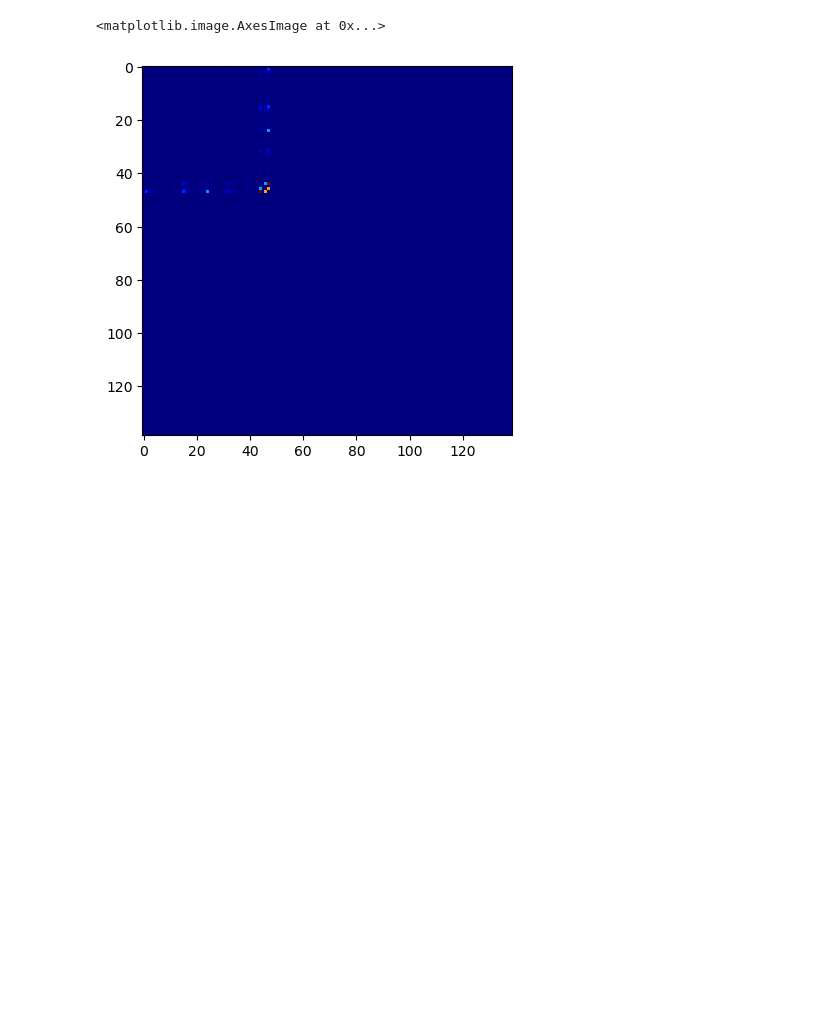
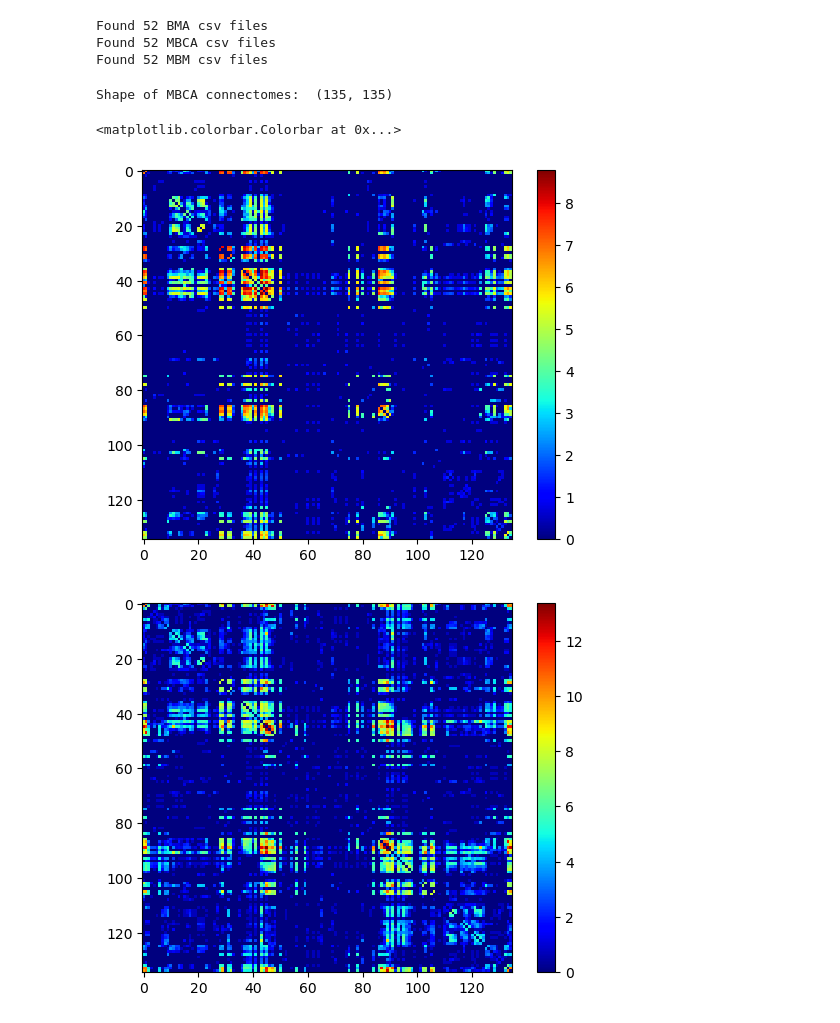
Before and after one commit to Hana-Ali/Deep-Learning-For-SC, a Jupyter notebook: Marmoset_Residual_Training/data_preprocessing/check_prob_csv.ipynb, the cells around one changed output. Cells and saved outputs as stored; diff of their text form; code cells hidden in the pictures; blank space fills up the shorter version.

```diff
--- a/Marmoset_Residual_Training/data_preprocessing/check_prob_csv.ipynb
+++ b/Marmoset_Residual_Training/data_preprocessing/check_prob_csv.ipynb
@@ -23,6 +7,0 @@ print(loaded_csv[0].shape)
-# %%
-plt.figure()
-plt.imshow(loaded_csv[1], interpolation='nearest', aspect='equal', cmap='jet')
-# %% [output]
-<matplotlib.image.AxesImage at 0x...>
-[figure, removed]
@@ -46,0 +8,21 @@ plt.imshow(connectome)
+# %%
+# Get all the csv files
+csv_files = glob_files(data_path, "csv")
+
+# Filter for ones from each of 3 atlases
+BMA_csv_files = [csv for csv in csv_files if "BMA_connectomes" in csv]
+MBCA_csv_files = [csv for csv in csv_files if "MBCA_connectomes" in csv]
+MBM_csv_files = [csv for csv in csv_files if "MBM_connectomes" in csv]
+
+# Filter for the tracer streamline ones
+BMA_csv_files = [csv for csv in BMA_csv_files if "track" in csv]
+MBCA_csv_files = [csv for csv in MBCA_csv_files if "track" in csv]
+MBM_csv_files = [csv for csv in MBM_csv_files if "track" in csv]
+
+print("Found {} BMA csv files".format(len(BMA_csv_files)))
+print("Found {} MBCA csv files".format(len(MBCA_csv_files)))
+print("Found {} MBM csv files".format(len(MBM_csv_files)))
+# %% [output]
+Found 52 BMA csv files
+Found 52 MBCA csv files
+Found 52 MBM csv files
@@ -46,0 +77,28 @@ plt.imshow(connectome)
+# %%
+(MBCA_connectomes, MBCA_log_connectomes,
+ MBCA_symmetrized_connectomes, MBCA_symmetrized_log_connectomes) = load_connectomes(MBCA_csv_files)
+(MBM_connectomes, MBM_log_connectomes,
+ MBM_symmetrized_connectomes, MBM_symmetrized_log_connectomes)  = load_connectomes(MBM_csv_files)
+
+print("Shape of MBCA connectomes: ", MBCA_connectomes[0].shape)
+# %% [output]
+Shape of MBCA connectomes:  (135, 135)
+# %%
+# Make a figure of 4 subplots, each with a log connectome then s
+
+plt.figure()
+plt.imshow(MBCA_log_connectomes[2], interpolation='nearest', aspect='equal', cmap='jet')
+plt.colorbar()
+plt.figure()
+plt.imshow(MBCA_symmetrized_log_connectomes[2], interpolation='nearest', aspect='equal', cmap='jet')
+plt.colorbar()
+plt.figure()
+plt.imshow(MBM_log_connectomes[2], interpolation='nearest', aspect='equal', cmap='jet')
+plt.colorbar()
+plt.figure()
+plt.imshow(MBM_symmetrized_log_connectomes[2], interpolation='nearest', aspect='equal', cmap='jet')
+plt.colorbar()
+# %% [output]
+<matplotlib.colorbar.Colorbar at 0x...>
+[figure, added]
+[figure, added]
```
Also changed, not shown: parts of 6 cells of this notebook, 1 other file.
